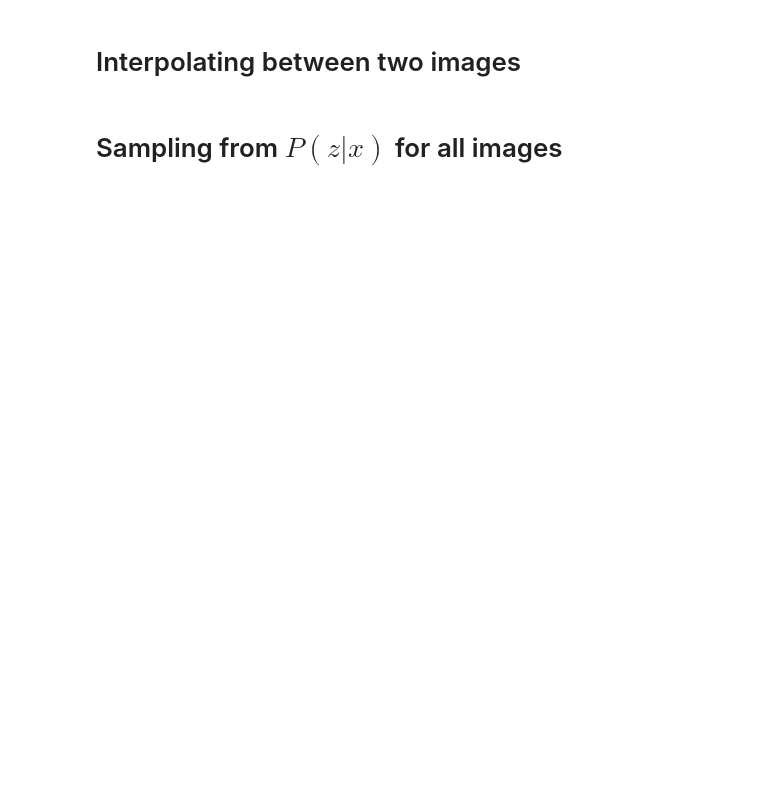
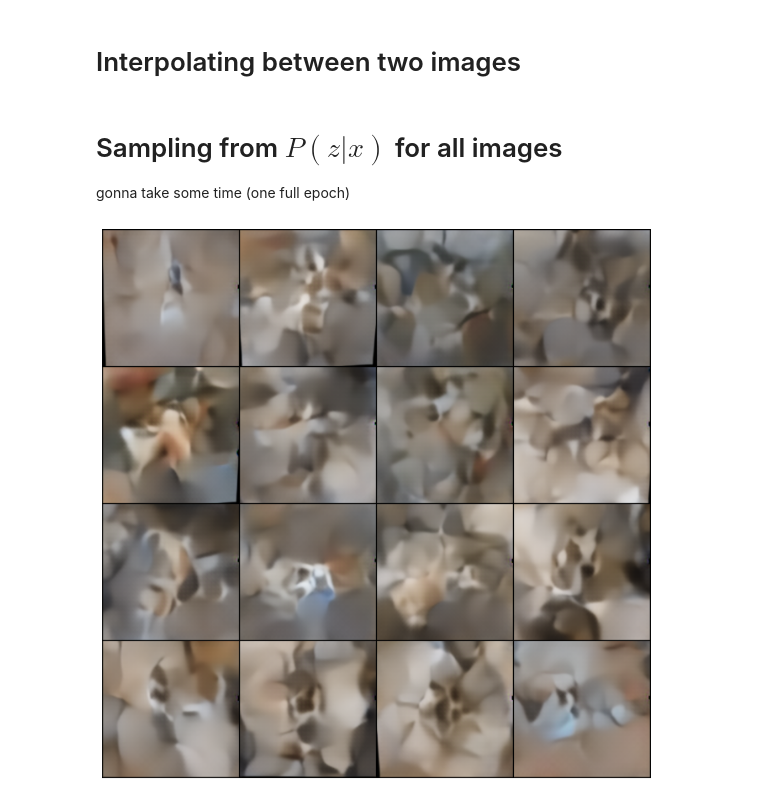
Before and after one commit to yuvalgos/FakeShmoot, a Jupyter notebook: SampleAndVisualize.ipynb, the cells around one changed output. Saved outputs shown, nothing was run; the diff lists cells and outputs as text; code cells hidden in the pictures; blank space fills up the shorter version.

```diff
--- a/SampleAndVisualize.ipynb
+++ b/SampleAndVisualize.ipynb
@@ -90,2 +96,15 @@ visualize_batch(samples)
 # %% [markdown]
 # Interpolating between two images
+# %%
+shmoot_dataset = ShmootDataSet256(augment=False)
+im1 = shmoot_dataset[50].unsqueeze(0).to(device)
+im2 = shmoot_dataset[42].unsqueeze(0).to(device)
+
+_, mu1, _ = model.encoder(im1)
+_, mu2, _ = model.encoder(im2)
+interp_weight = torch.linspace(0, 1, 24).view(24, 1).to(device)
+
+z = (1-interp_weight)*mu1 + interp_weight*mu2
+
+images = model.decoder(z).detach().cpu()
+images = [F.to_pil_image(im) for im in images]
@@ -92,2 +114,32 @@ visualize_batch(samples)
 # %% [markdown]
 # Sampling from $P(z|x)$ for all images
+gonna take some time (one full epoch)
+# %%
+shmoot_dataset = ShmootDataSet256(augment=False)
+dl = torch.utils.data.DataLoader(shmoot_dataset, batch_size=16)
+
+sample_count = 0
+mu_avg = torch.zeros(latent_size)
+mu_avg.requires_grad = False
+std_avg = torch.zeros(latent_size)
+std_avg.requires_grad = False
+
+with torch.no_grad():
+    for batch in dl:
+        batch = batch.to(device)
+        _, mu, log_var = model.encoder(batch)
+
+        sample_count += batch.shape[0]
+        mu_avg += torch.sum(mu, dim=0)
+        std_avg += torch.sum(torch.exp(0.5*log_var), dim=0)
+
+    mu_avg = mu_avg / sample_count
+    std_avg = std_avg / sample_count
+# %%
+z = torch.randn((16, latent_size)).to(device)
+z = z * std_avg + mu_avg
+
+samples = model.decoder(z)
+visualize_batch(samples)
+# %% [output]
+[figure, added]
```
Also changed, not shown: parts of 9 cells of this notebook, 7 other files.
